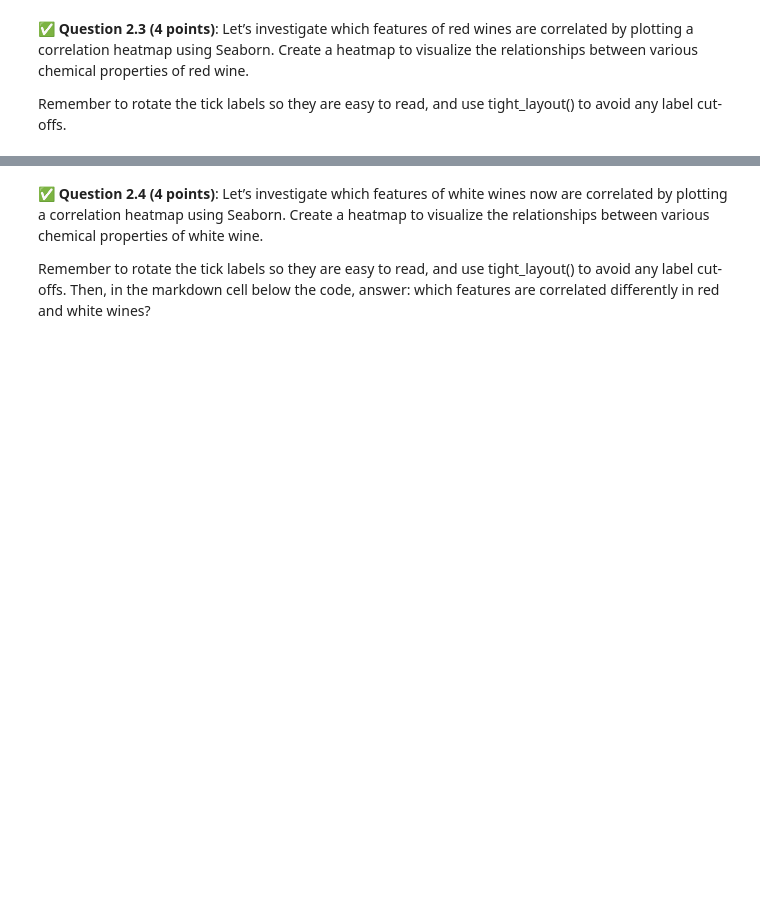
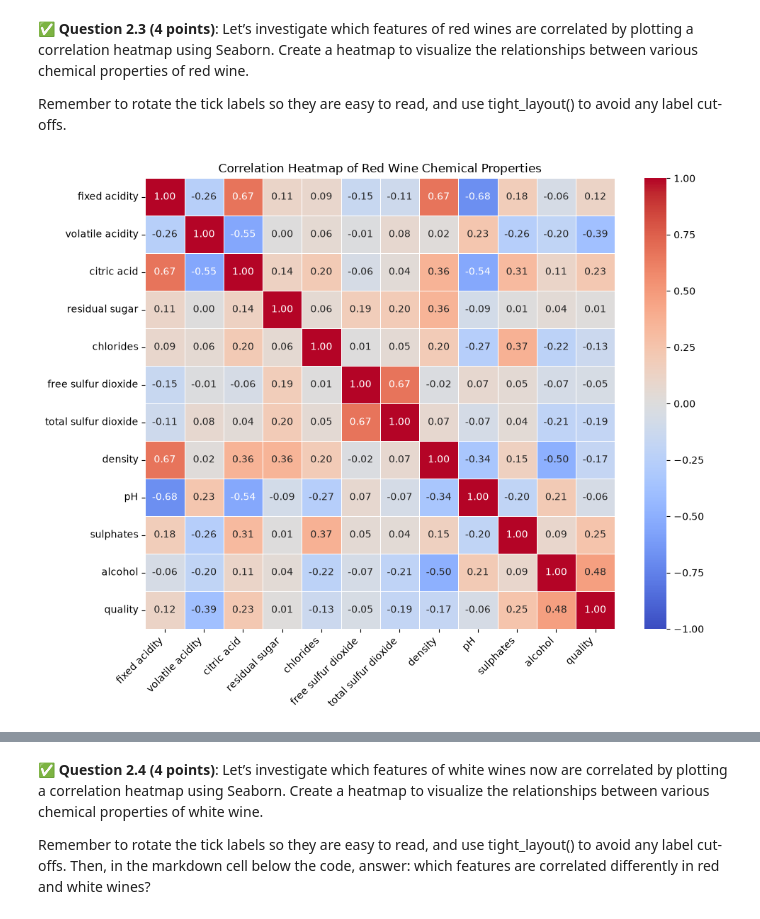
Before and after one commit to camkorson/CMSE202-f26-turnin, a Jupyter notebook: hw-03/HW03-Regression-STUDENT.ipynb, the cells around one changed output, grey strips where cells are left out. Drawn from its saved outputs; the diff is of its cells as text; code cells hidden in the pictures; blank space fills up the shorter version.

```diff
--- a/hw-03/HW03-Regression-STUDENT.ipynb
+++ b/hw-03/HW03-Regression-STUDENT.ipynb
@@ -198,2 +213,16 @@ and a description of the files here:
 # %%
-# Put your code here
+# Load the red and white wine datasets (note: UCI wine CSVs use semicolons as separators)
+red_wine = pd.read_csv('winequality-red.csv', sep=';')
+white_wine = pd.read_csv('winequality-white.csv', sep=';')
+
+# Display the first and last 5 rows of the red wine DataFrame
+print("Red Wine - First 5 rows:")
+display(red_wine.head())
+print("Red Wine - Last 5 rows:")
+display(red_wine.tail())
+
+# Display the first and last 5 rows of the white wine DataFrame
+print("White Wine - First 5 rows:")
+display(white_wine.head())
+print("White Wine - Last 5 rows:")
+display(white_wine.tail())
@@ -207,7 +265,25 @@ and a description of the files here:
 
 Remember to rotate the tick labels so they are easy to read, and use tight_layout() to avoid any label cut-offs.
 # %%
-# Put your code here
+# Compute the correlation matrix for the red wine features
+corr_matrix = red_wine.corr()
+
+# Set up the figure size
+plt.figure(figsize=(10, 8))
+
+# Plot the Seaborn heatmap
+sns.heatmap(corr_matrix, annot=True, fmt='.2f', cmap='coolwarm', vmin=-1, vmax=1, linewidths=0.5)
+
+# Rotate tick labels for readability and add a title
+plt.xticks(rotation=45, ha='right')
+plt.yticks(rotation=0)
+plt.title('Correlation Heatmap of Red Wine Chemical Properties')
+
+# Prevent label cut-offs
+plt.tight_layout()
+plt.show()
+# %% [output]
+[figure, added]
 # %% [markdown]
 <!-- END QUESTION -->
 <!-- DO NOT MODIFY OR DELETE THIS CELL. Make sure your solution to the question above is in the cell(s) above this one. -->
```
Also changed, not shown: parts of 13 cells of this notebook, 3 other files.
